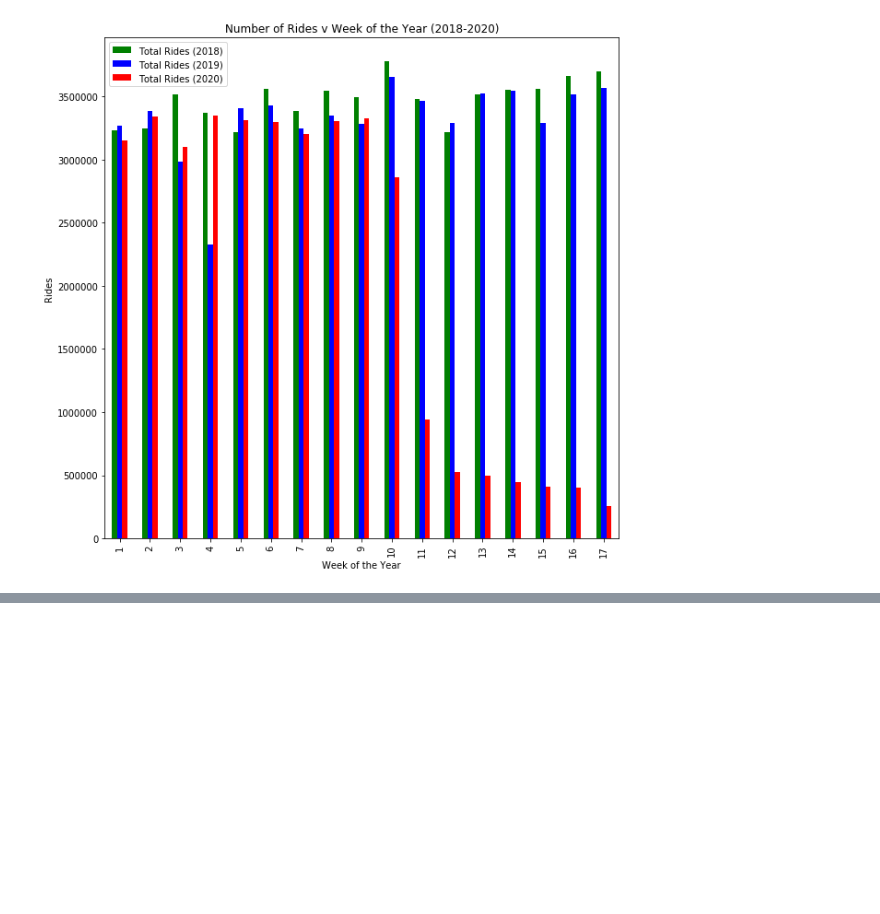
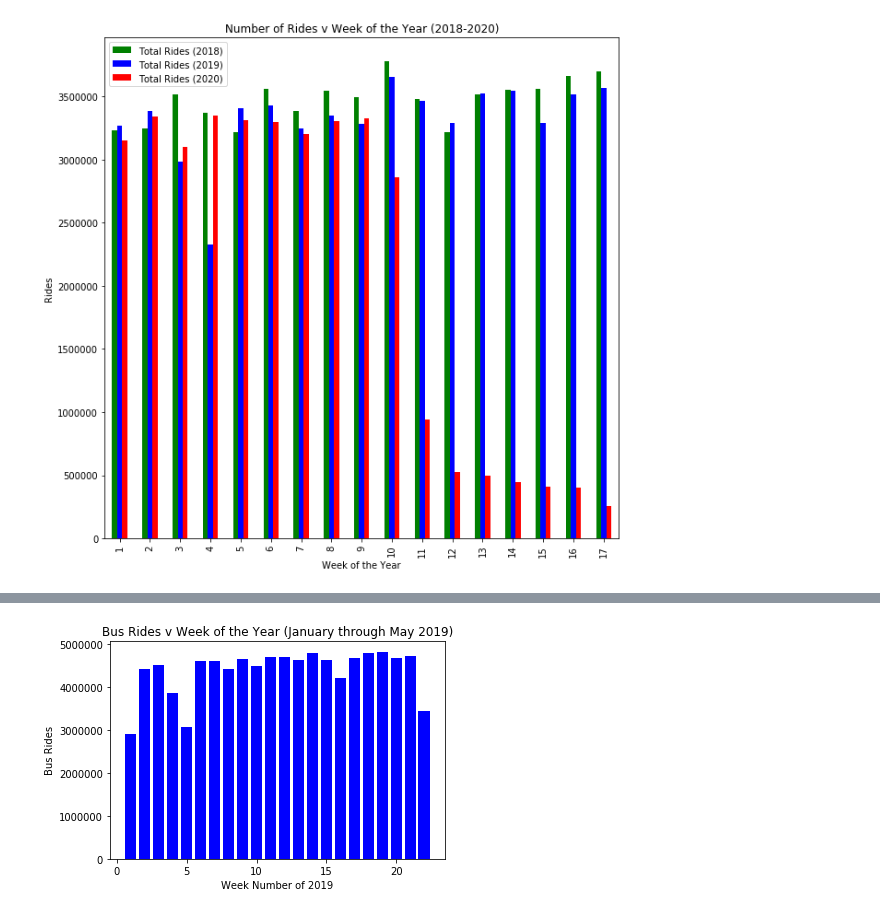
Before and after one commit to cdfencing/Project-I, a Jupyter notebook: Seasonal_L_and_Bus_rides.ipynb, the cells around one changed output, grey strips where cells are left out. Saved outputs shown, nothing was run; the diff lists cells and outputs as text; code cells hidden in the pictures; blank space fills up the shorter version.

```diff
--- a/Seasonal_L_rides.ipynb
+++ b/Seasonal_L_and_Bus_rides.ipynb
@@ -220,0 +334,11 @@ Text(0, 0.5, 'Rides')
+# %%
+#create data frame for 2019 bus data january through may
+bus_data_2019_JtoM = bus_data.loc[(bus_data['date']>= '01-01-2019') & (bus_data['date']<= "05-31-2019")]
+bus_data_2019_JtoM.sort_values(by=['date'], inplace = True)
+
+bus_data_2019_JtoM = bus_data_2019_JtoM.reset_index(drop = True)
+bus_data_2019_JtoM['Week Number'] = bus_data_2019_JtoM['date'].dt.week
+
+bus_weekly_2019_JtoM = bus_data_2019_JtoM.groupby('Week Number').sum()
+bus_weekly_2019_JtoM = bus_weekly_2019_JtoM.reset_index()
+bus_weekly_2019_JtoM.head()
@@ -220,0 +356,11 @@ Text(0, 0.5, 'Rides')
+# %%
+# Create a second line Plot 2019 weekly rides, january to end of may to compare with partital 2020 year
+x_values = bus_weekly_2019_JtoM['Week Number']
+y_values = bus_weekly_2019_JtoM['rides']
+plt.bar(x_values,y_values, color='b')
+plt.xlabel('Week Number of 2019')
+plt.ylabel('Bus Rides')
+plt.title('Bus Rides v Week of the Year (January through May 2019)')
+plt.show()
+# %% [output]
+[figure, added]
```
Also changed, not shown: parts of 13 cells of this notebook, 1 other file.
